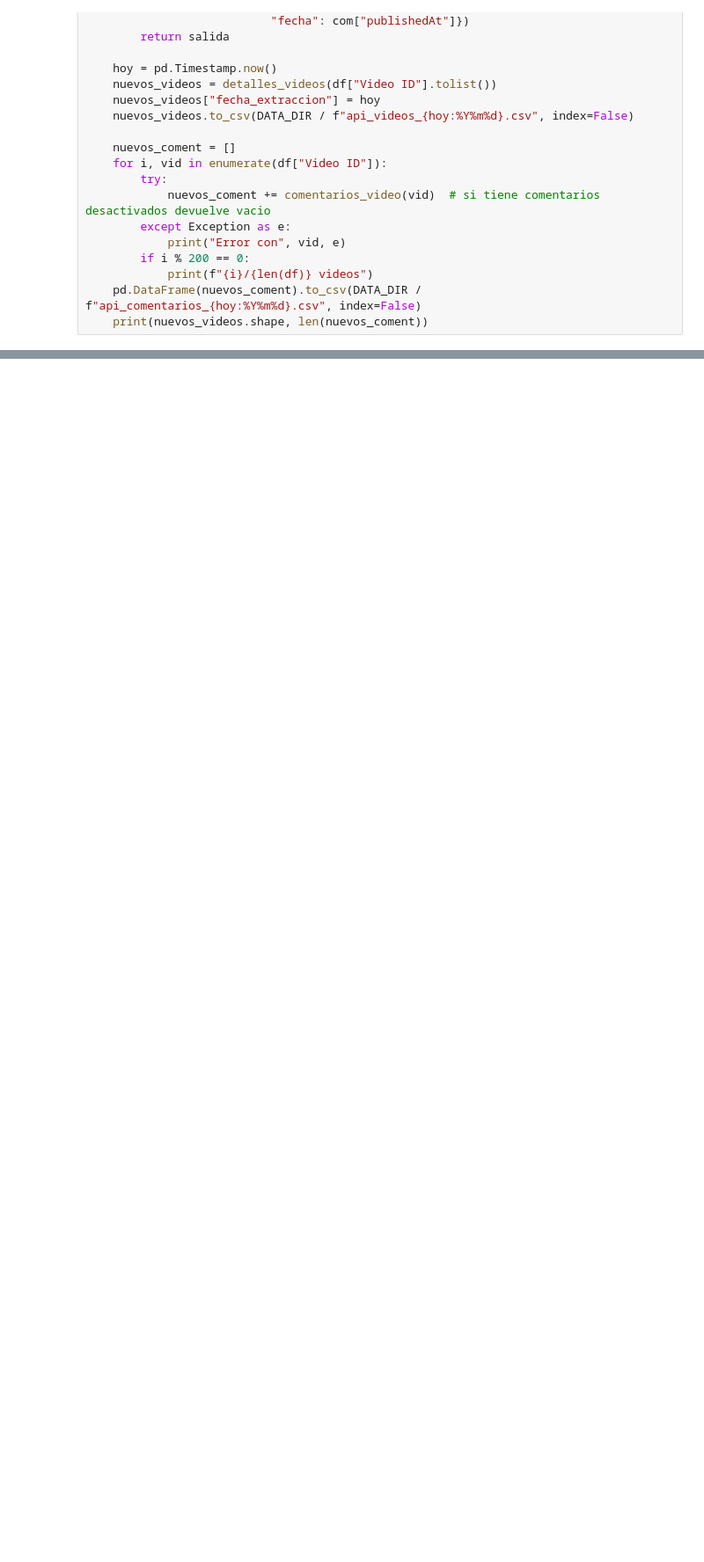
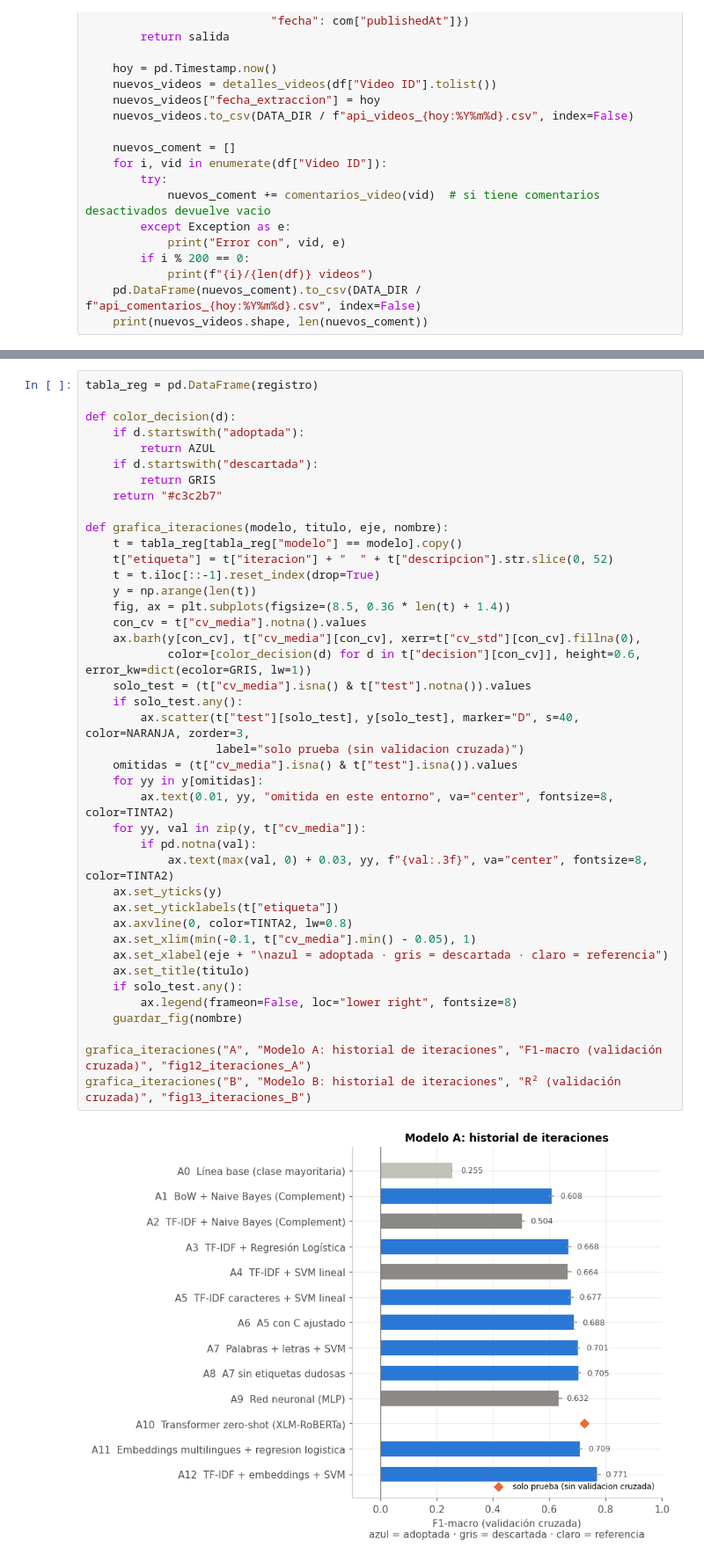
Before and after one commit to Asvelasquez/PROCESAMIENTO-DE-LENGUAJE-NATURAL, a Jupyter notebook: proyecto_youtube.ipynb, the cells around one changed output, grey strips where cells are left out. Shown at 88% size. Saved outputs shown, nothing was run; the diff lists cells and outputs as text; blank space fills up the shorter version.

```diff
--- a/proyecto_youtube.ipynb
+++ b/proyecto_youtube.ipynb
@@ -1170,0 +1842,43 @@ if USAR_API:
+# %%
+tabla_reg = pd.DataFrame(registro)
+
+def color_decision(d):
+    if d.startswith("adoptada"):
+        return AZUL
+    if d.startswith("descartada"):
+        return GRIS
+    return "#c3c2b7"
+
+def grafica_iteraciones(modelo, titulo, eje, nombre):
+    t = tabla_reg[tabla_reg["modelo"] == modelo].copy()
+    t["etiqueta"] = t["iteracion"] + "  " + t["descripcion"].str.slice(0, 52)
+    t = t.iloc[::-1].reset_index(drop=True)
+    y = np.arange(len(t))
+    fig, ax = plt.subplots(figsize=(8.5, 0.36 * len(t) + 1.4))
+    con_cv = t["cv_media"].notna().values
+    ax.barh(y[con_cv], t["cv_media"][con_cv], xerr=t["cv_std"][con_cv].fillna(0),
+            color=[color_decision(d) for d in t["decision"][con_cv]], height=0.6, error_kw=dict(ecolor=GRIS, lw=1))
+    solo_test = (t["cv_media"].isna() & t["test"].notna()).values
+    if solo_test.any():
+        ax.scatter(t["test"][solo_test], y[solo_test], marker="D", s=40, color=NARANJA, zorder=3,
+                   label="solo prueba (sin validacion cruzada)")
+    omitidas = (t["cv_media"].isna() & t["test"].isna()).values
+    for yy in y[omitidas]:
+        ax.text(0.01, yy, "omitida en este entorno", va="center", fontsize=8, color=TINTA2)
+    for yy, val in zip(y, t["cv_media"]):
+        if pd.notna(val):
+            ax.text(max(val, 0) + 0.03, yy, f"{val:.3f}", va="center", fontsize=8, color=TINTA2)
+    ax.set_yticks(y)
+    ax.set_yticklabels(t["etiqueta"])
+    ax.axvline(0, color=TINTA2, lw=0.8)
+    ax.set_xlim(min(-0.1, t["cv_media"].min() - 0.05), 1)
+    ax.set_xlabel(eje + "\nazul = adoptada · gris = descartada · claro = referencia")
+    ax.set_title(titulo)
+    if solo_test.any():
+        ax.legend(frameon=False, loc="lower right", fontsize=8)
+    guardar_fig(nombre)
+
+grafica_iteraciones("A", "Modelo A: historial de iteraciones", "F1-macro (validación cruzada)", "fig12_iteraciones_A")
+grafica_iteraciones("B", "Modelo B: historial de iteraciones", "R² (validación cruzada)", "fig13_iteraciones_B")
+# %% [output]
+[figure, added]
```
Also changed, not shown: parts of 40 cells of this notebook.
